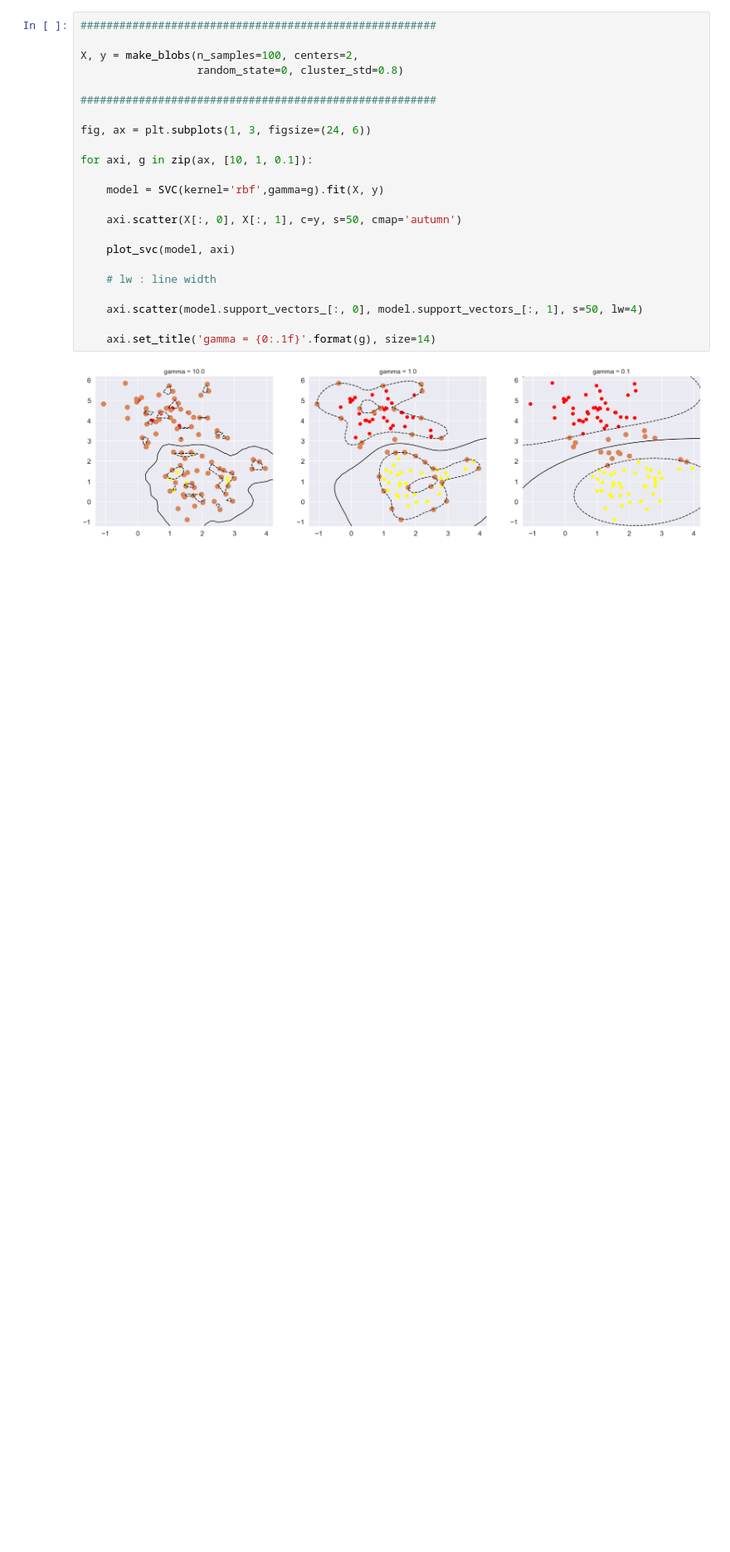
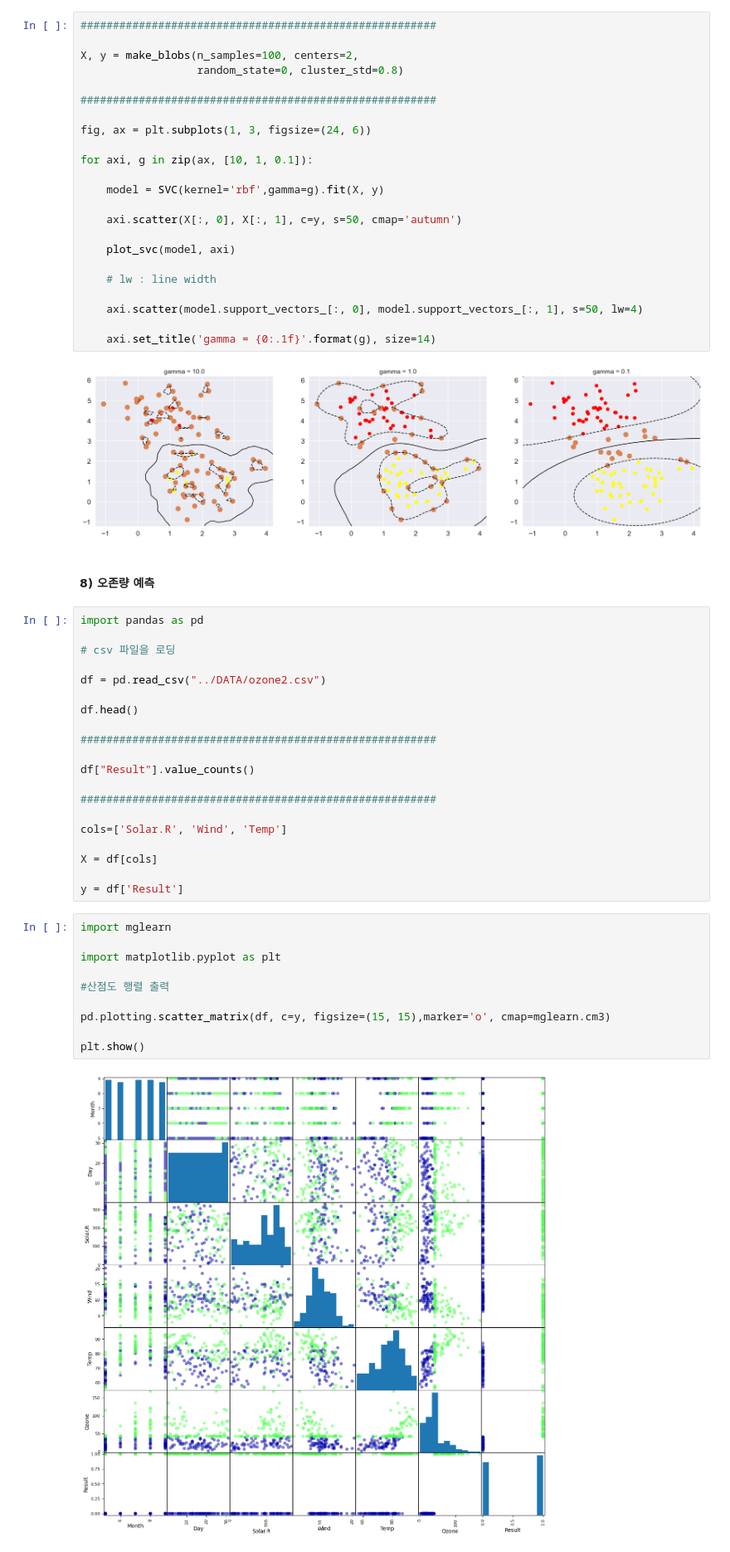
Before and after one commit to manki8908/Class_TJ_c22, a Jupyter notebook: SRC/python-SVM.ipynb, the cells around one changed output. Shown at 83% size. Saved outputs shown, nothing was run; the diff lists cells and outputs as text; blank space fills up the shorter version.

```diff
--- a/SRC/python-SVM.ipynb
+++ b/SRC/python-SVM.ipynb
@@ -902,3 +902,37 @@ for axi, g in zip(ax, [10, 1, 0.1]):
     axi.set_title('gamma = {0:.1f}'.format(g), size=14)
 # %% [output]
 [figure]
+# %% [markdown]
+#### 8) 오존량 예측
+# %%
+import pandas as pd
+
+# csv 파일을 로딩
+
+df = pd.read_csv("../DATA/ozone2.csv")
+
+df.head()
+
+#######################################################
+
+df["Result"].value_counts()
+
+#######################################################
+
+cols=['Solar.R', 'Wind', 'Temp']
+
+X = df[cols]
+
+y = df['Result']
+# %%
+import mglearn
+
+import matplotlib.pyplot as plt
+
+#산점도 행렬 출력
+
+pd.plotting.scatter_matrix(df, c=y, figsize=(15, 15),marker='o', cmap=mglearn.cm3)
+
+plt.show()
+# %% [output]
+[figure, added]
```
Also changed, not shown: parts of 20 cells of this notebook.
